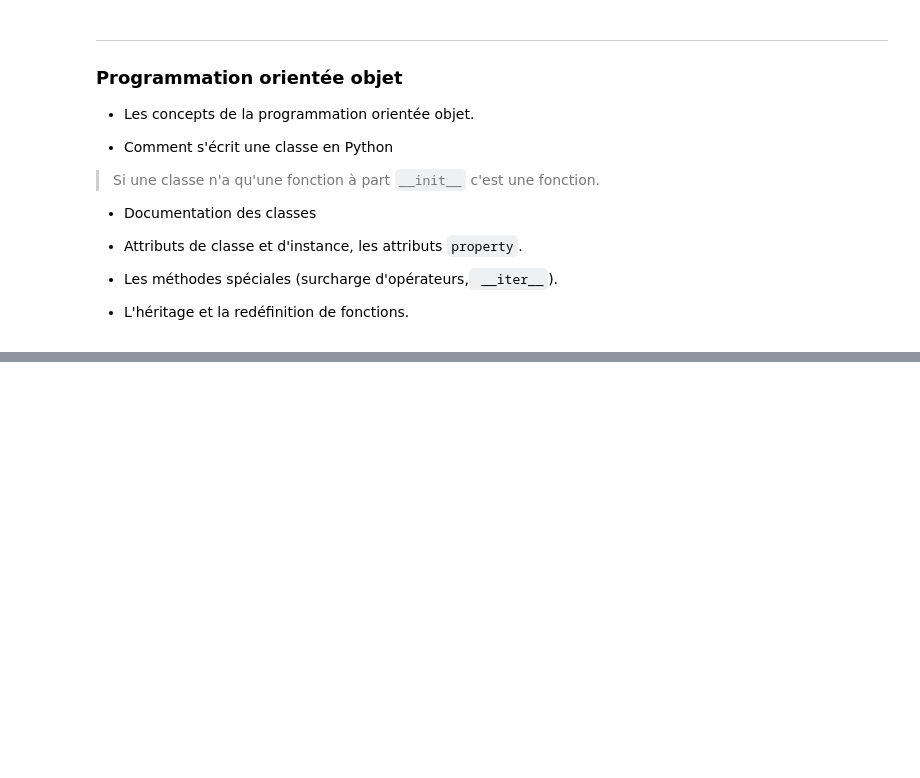
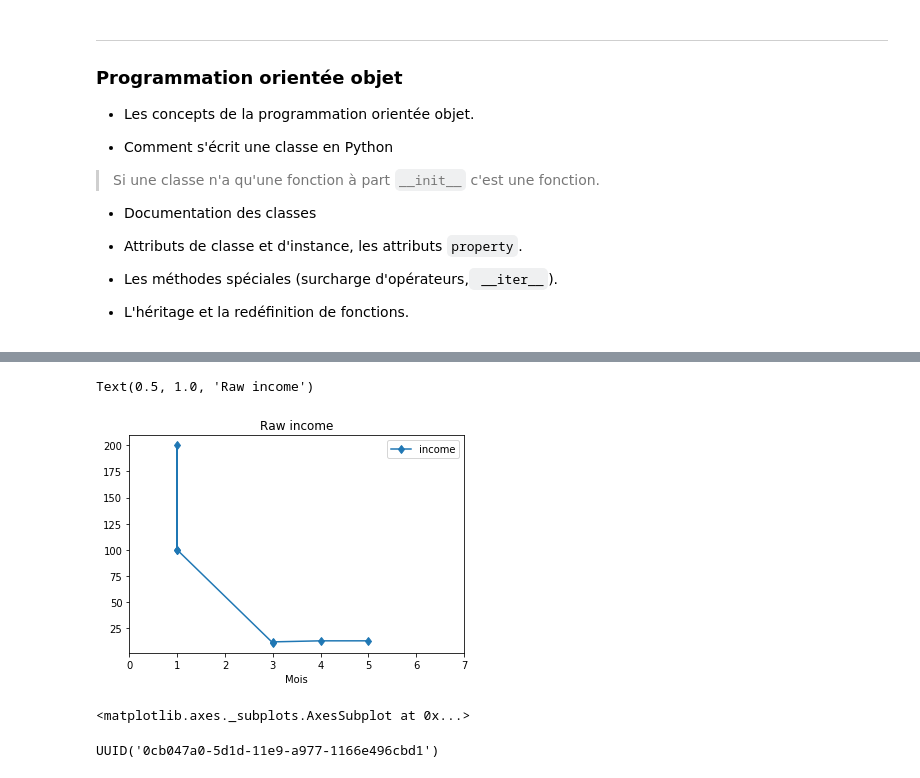
Before and after one commit to glyg/learn_python, a Jupyter notebook: Notes.ipynb, the cells around one changed output, grey strips where cells are left out. Drawn from its saved outputs; the diff is of its cells as text; code cells hidden in the pictures; blank space fills up the shorter version.

```diff
--- a/Notes.ipynb
+++ b/Notes.ipynb
@@ -321,0 +960,12 @@ https://github.com/glyg/learn_python/raw/master/series-1800-2015_simplified.xlsx
+# %%
+ax = data.plot(x="month", y="income", marker='d')
+ax.set_xlim(0, 7)
+ax.set_xlabel("Mois")
+ax.set_title("Raw income")
+# %% [output]
+Text(0.5, 1.0, 'Raw income')
+[figure, added]
+# %%
+ax
+# %% [output]
+<matplotlib.axes._subplots.AxesSubplot at 0x...>
@@ -321,0 +988,5 @@ https://github.com/glyg/learn_python/raw/master/series-1800-2015_simplified.xlsx
+# %%
+import uuid
+uuid.uuid1()
+# %% [output]
+UUID('0cb047a0-5d1d-11e9-a977-1166e496cbd1')
```
Also changed, not shown: parts of 142 cells of this notebook, 1 other file.
